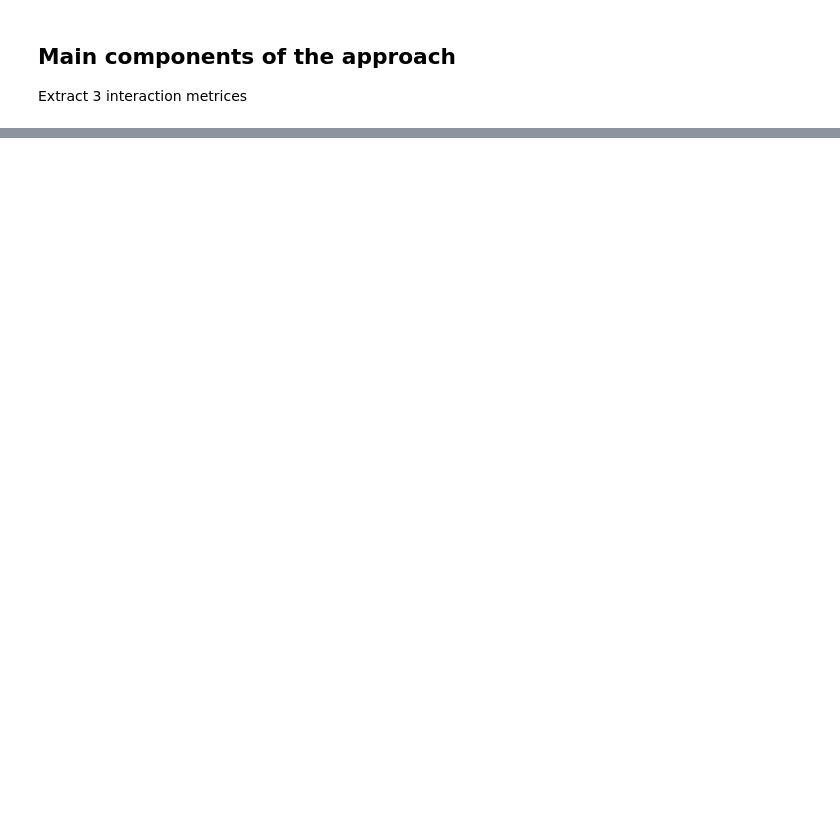
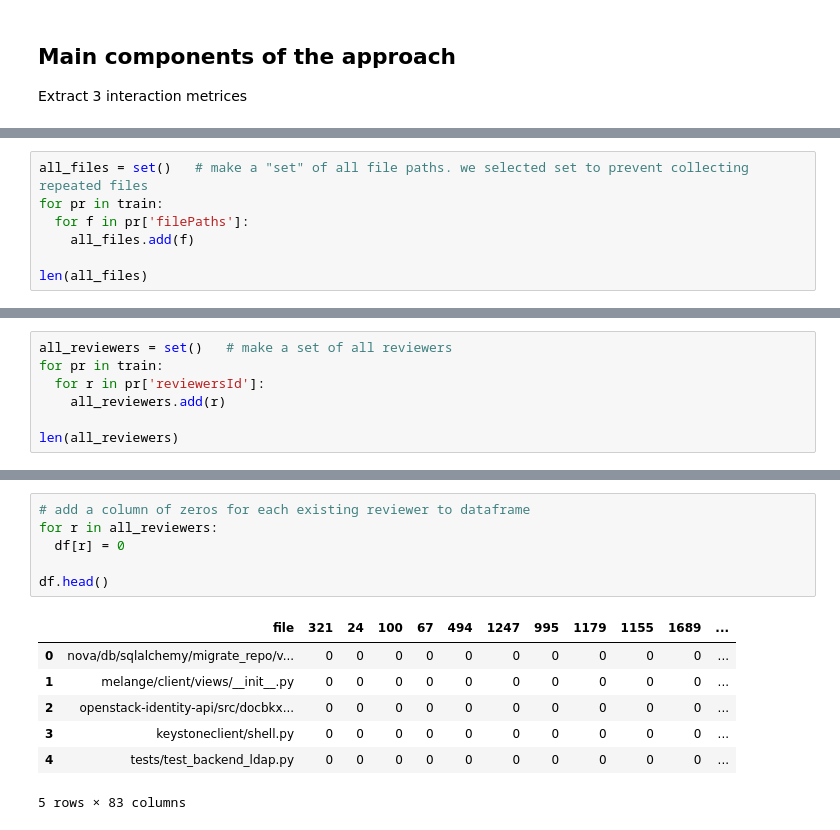
Before and after one commit to shivaZeymaran/Multi-objective-code-reviewer-recommendations, a Jupyter notebook: MyProject.ipynb, the cells around one changed output, grey strips where cells are left out. Drawn from its saved outputs; the diff is of its cells as text; blank space fills up the shorter version.

```diff
--- a/MyProject.ipynb
+++ b/MyProject.ipynb
@@ -215,0 +225,7 @@ Extract 3 interaction metrices
+# %%
+all_files = set()   # make a "set" of all file paths. we selected set to prevent collecting repeated files
+for pr in train:
+  for f in pr['filePaths']:
+    all_files.add(f)
+
+len(all_files)
@@ -215,0 +234,7 @@ Extract 3 interaction metrices
+# %%
+all_reviewers = set()   # make a set of all reviewers
+for pr in train:
+  for r in pr['reviewersId']:
+    all_reviewers.add(r)
+
+len(all_reviewers)
@@ -215,0 +264,14 @@ Extract 3 interaction metrices
+# %%
+# add a column of zeros for each existing reviewer to dataframe
+for r in all_reviewers:
+  df[r] = 0
+
+df.head()
+# %% [output]
+|  | file | 321 | 24 | 100 | 67 | 494 | 1247 | 995 | 1179 | 1155 | 1689 | ... |
+| 0 | nova/db/sqlalchemy/migrate_repo/v... | 0 | 0 | 0 | 0 | 0 | 0 | 0 | 0 | 0 | 0 | ... |
+| 1 | melange/client/views/__init__.py | 0 | 0 | 0 | 0 | 0 | 0 | 0 | 0 | 0 | 0 | ... |
+| 2 | openstack-identity-api/src/docbkx... | 0 | 0 | 0 | 0 | 0 | 0 | 0 | 0 | 0 | 0 | ... |
+| 3 | keystoneclient/shell.py | 0 | 0 | 0 | 0 | 0 | 0 | 0 | 0 | 0 | 0 | ... |
+| 4 | tests/test_backend_ldap.py | 0 | 0 | 0 | 0 | 0 | 0 | 0 | 0 | 0 | 0 | ... |
+5 rows × 83 columns
```
Also changed, not shown: parts of 31 cells of this notebook.
